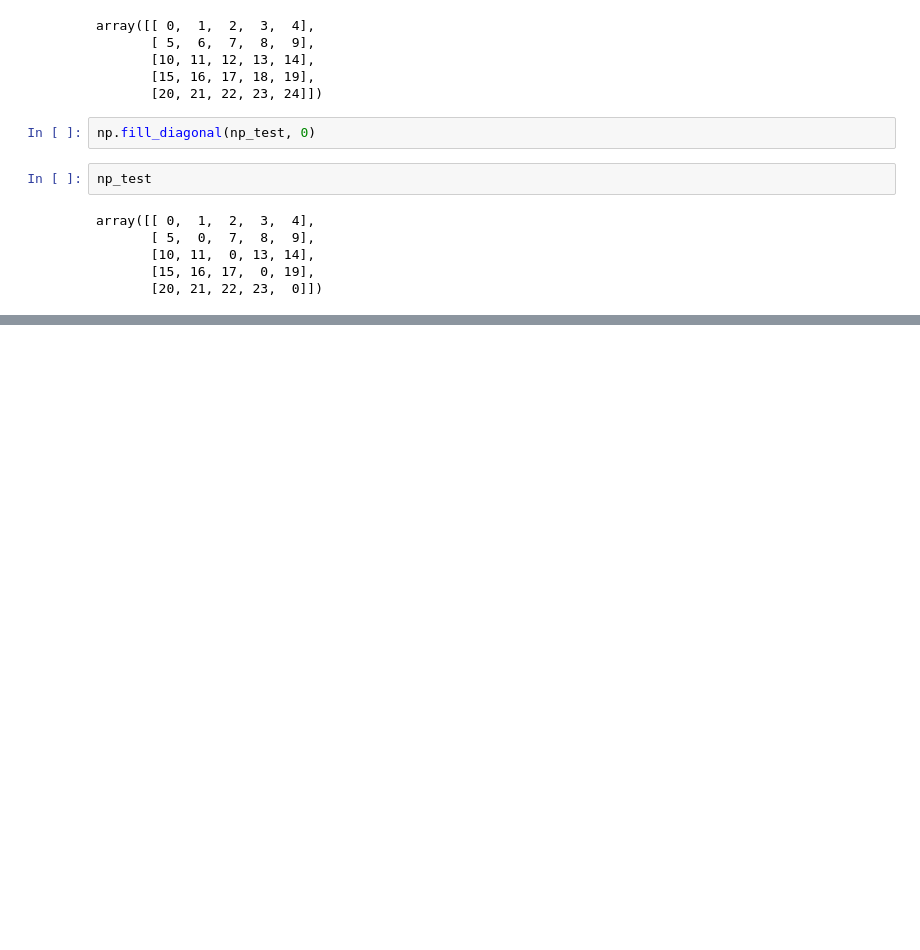
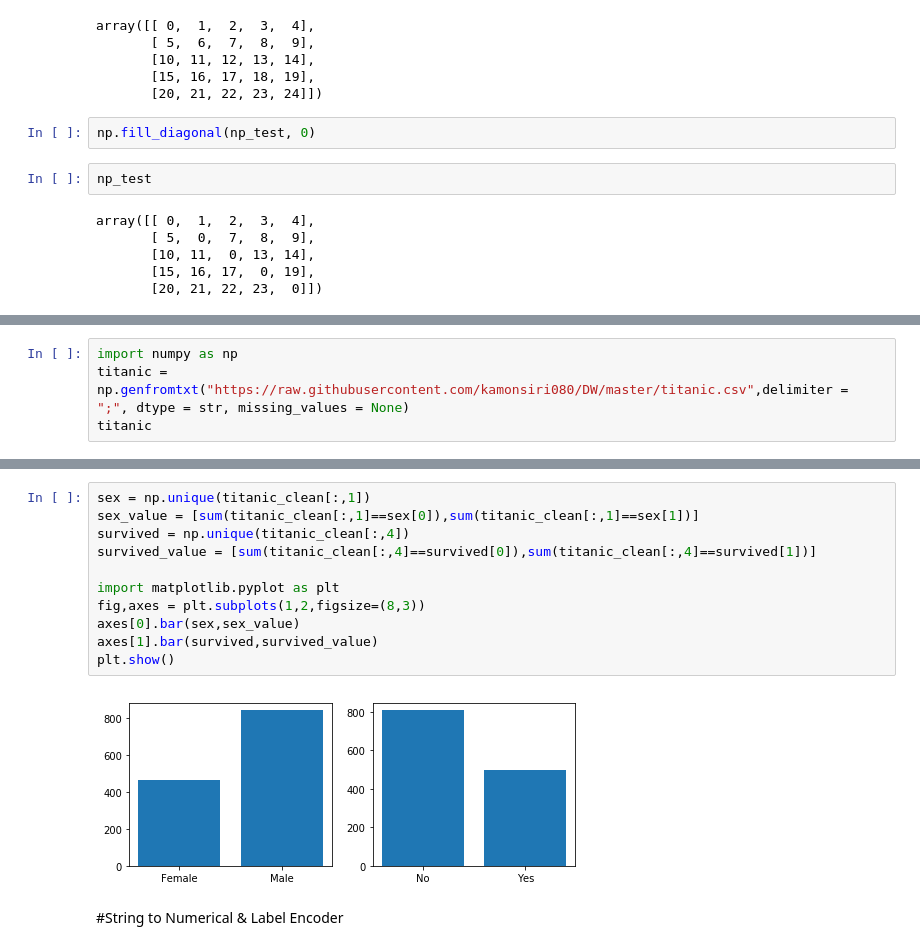
Before and after one commit to kamonsiri080/DW, a Jupyter notebook: Lab8.ipynb, the cells around one changed output, grey strips where cells are left out. Cells and saved outputs as stored; diff of their text form; blank space fills up the shorter version.

```diff
--- a/Lab8.ipynb
+++ b/Lab8.ipynb
@@ -583,0 +609,4 @@ array([[ 0,  1,  2,  3,  4],
+# %%
+import numpy as np
+titanic = np.genfromtxt("https://raw.githubusercontent.com/kamonsiri080/DW/master/titanic.csv",delimiter = ";", dtype = str, missing_values = None)
+titanic
@@ -583,0 +717,15 @@ array([[ 0,  1,  2,  3,  4],
+# %%
+sex = np.unique(titanic_clean[:,1])
+sex_value = [sum(titanic_clean[:,1]==sex[0]),sum(titanic_clean[:,1]==sex[1])]
+survived = np.unique(titanic_clean[:,4])
+survived_value = [sum(titanic_clean[:,4]==survived[0]),sum(titanic_clean[:,4]==survived[1])]
+
+import matplotlib.pyplot as plt
+fig,axes = plt.subplots(1,2,figsize=(8,3))
+axes[0].bar(sex,sex_value)
+axes[1].bar(survived,survived_value)
+plt.show()
+# %% [output]
+[figure, added]
+# %% [markdown]
+#String to Numerical & Label Encoder
```
Also changed, not shown: parts of 36 cells of this notebook.
